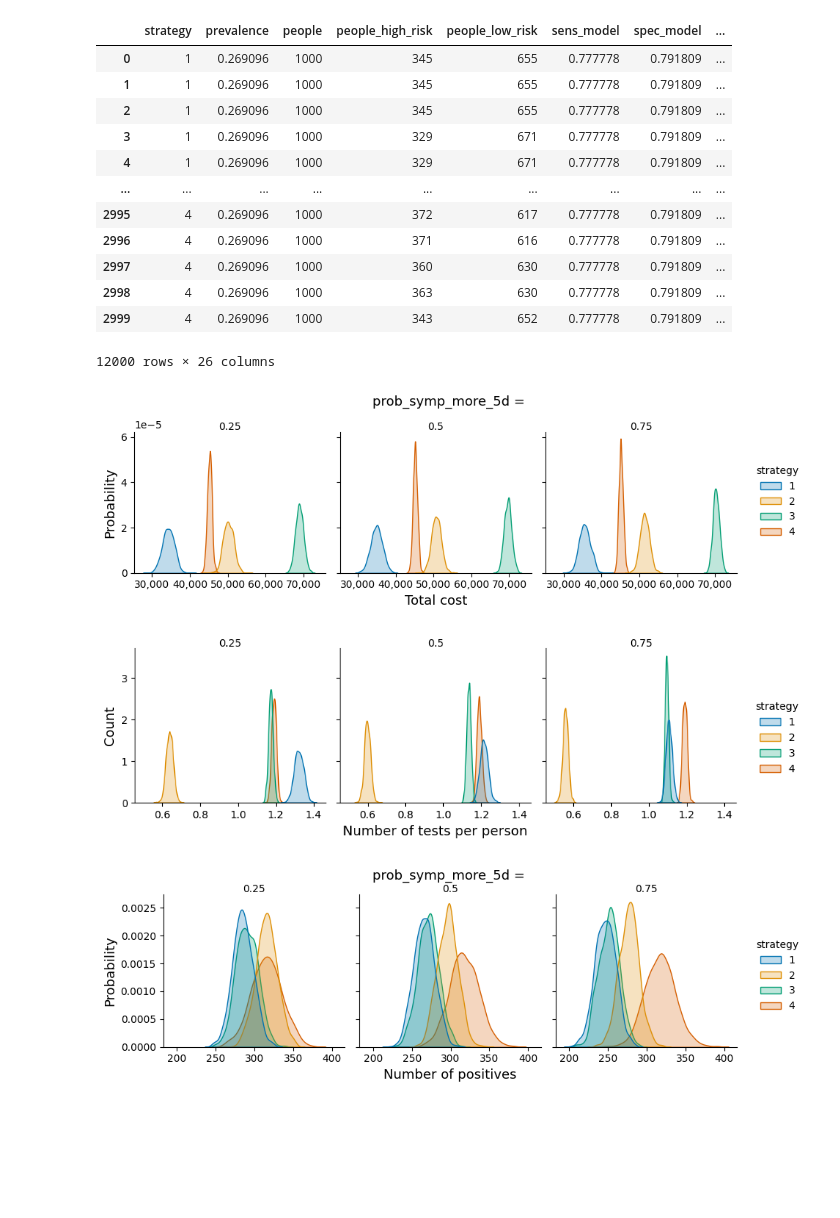
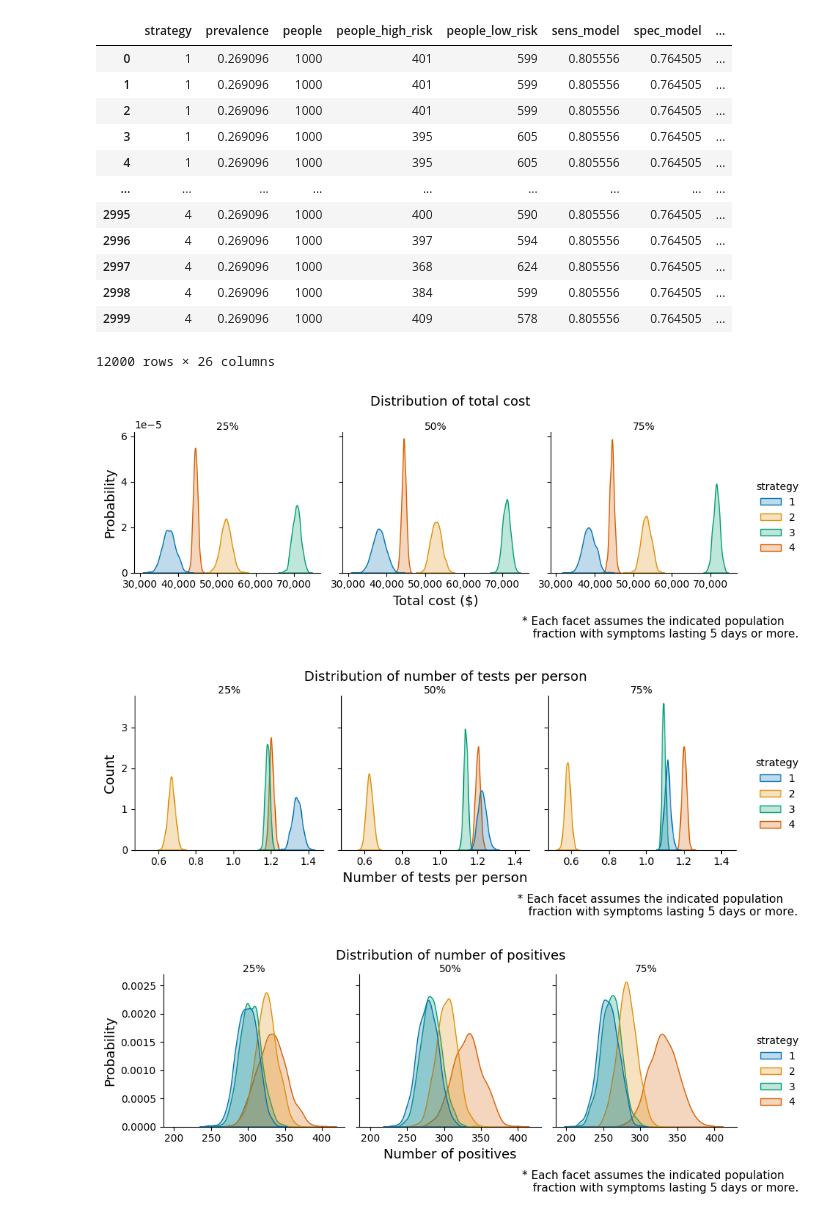
Before and after one commit to maikol-solis/Paper-COVID-MLTriage-CR2021, a Jupyter notebook: d_plots_and_tables.ipynb, the cells around one changed output. Drawn from its saved outputs; the diff is of its cells as text; code cells hidden in the pictures; blank space fills up the shorter version.

```diff
--- a/d_plots_and_tables.ipynb
+++ b/d_plots_and_tables.ipynb
@@ -81,8 +79,7 @@ df_strategy_1 = pd.read_pickle(filepath_or_buffer="data/df_strategy_1.pkl")
 df_strategy_2 = pd.read_pickle(filepath_or_buffer="data/df_strategy_2.pkl")
 df_strategy_3 = pd.read_pickle(filepath_or_buffer="data/df_strategy_3.pkl")
 df_strategy_4 = pd.read_pickle(filepath_or_buffer="data/df_strategy_4.pkl")
-df_all = pd.concat([df_strategy_1, df_strategy_2,
-                   df_strategy_3, df_strategy_4])
+df_all = pd.concat([df_strategy_1, df_strategy_2, df_strategy_3, df_strategy_4])
 # %%
 plot(df=df_strategy_1)
 # %% [output]
@@ -107,17 +104,17 @@ plot(df=df_strategy_4)
 df_all
 # %% [output]
 |  | strategy | prevalence | people | people_high_risk | people_low_risk | sens_model | spec_model | ... |
-| 0 | 1 | 0.269096 | 1000 | 345 | 655 | 0.777778 | 0.791809 | ... |
-| 1 | 1 | 0.269096 | 1000 | 345 | 655 | 0.777778 | 0.791809 | ... |
-| 2 | 1 | 0.269096 | 1000 | 345 | 655 | 0.777778 | 0.791809 | ... |
-| 3 | 1 | 0.269096 | 1000 | 329 | 671 | 0.777778 | 0.791809 | ... |
-| 4 | 1 | 0.269096 | 1000 | 329 | 671 | 0.777778 | 0.791809 | ... |
+| 0 | 1 | 0.269096 | 1000 | 401 | 599 | 0.805556 | 0.764505 | ... |
+| 1 | 1 | 0.269096 | 1000 | 401 | 599 | 0.805556 | 0.764505 | ... |
+| 2 | 1 | 0.269096 | 1000 | 401 | 599 | 0.805556 | 0.764505 | ... |
+| 3 | 1 | 0.269096 | 1000 | 395 | 605 | 0.805556 | 0.764505 | ... |
+| 4 | 1 | 0.269096 | 1000 | 395 | 605 | 0.805556 | 0.764505 | ... |
 | ... | ... | ... | ... | ... | ... | ... | ... | ... |
-| 2995 | 4 | 0.269096 | 1000 | 372 | 617 | 0.777778 | 0.791809 | ... |
-| 2996 | 4 | 0.269096 | 1000 | 371 | 616 | 0.777778 | 0.791809 | ... |
-| 2997 | 4 | 0.269096 | 1000 | 360 | 630 | 0.777778 | 0.791809 | ... |
-| 2998 | 4 | 0.269096 | 1000 | 363 | 630 | 0.777778 | 0.791809 | ... |
-| 2999 | 4 | 0.269096 | 1000 | 343 | 652 | 0.777778 | 0.791809 | ... |
+| 2995 | 4 | 0.269096 | 1000 | 400 | 590 | 0.805556 | 0.764505 | ... |
+| 2996 | 4 | 0.269096 | 1000 | 397 | 594 | 0.805556 | 0.764505 | ... |
+| 2997 | 4 | 0.269096 | 1000 | 368 | 624 | 0.805556 | 0.764505 | ... |
+| 2998 | 4 | 0.269096 | 1000 | 384 | 599 | 0.805556 | 0.764505 | ... |
+| 2999 | 4 | 0.269096 | 1000 | 409 | 578 | 0.805556 | 0.764505 | ... |
 12000 rows × 26 columns
 # %%
 # g.map(vertical_mean_line, "total_cost")
@@ -128,37 +125,52 @@ df_all
 
 g = sns.displot(
     df_all,
     x="total_cost",
     col="prob_symp_more_5d",
     hue="strategy",
     kind="kde",
     fill=True,
     # binwidth=1000,
     # stat="probability",
     palette="colorblind",
     height=3,
     aspect=1,
 )
 
 # plt.axvline(x=1000 * 100, linestyle="--", color="red", linewidth=2)
 # g.map(vertical_mean_line, variable)
 # # g.refline(x=df[variable].mean(), color="blue", lw=3)
 # g.refline(x=1000 * 100, color=None, linewidth=3)
 # plt.xscale("log")
-g.set_titles("{col_name}", pad=2)  # use this argument literally
+
+g.set_titles("{col_name:.0%}", pad=2)
+# g.set_titles("{col_name}: {col_var:.0%}", pad=2)
+
 g.set_axis_labels("Total Cost", "Probability", fontsize=13)
 for ax in g.axes.flat:
     ax.xaxis.set_major_formatter(ticker.StrMethodFormatter("{x:,.0f}"))
-g.fig.suptitle("prob_symp_more_5d = ", y=1.0005, fontsize=13)
+
+g.fig.suptitle("Distribution of total cost", y=1.0005, fontsize=13)
 g.axes[0, 0].set_xlabel("")
-g.axes[0, 1].set_xlabel("Total cost")
+g.axes[0, 1].set_xlabel("Total cost ($)", fontsize=13)
 g.axes[0, 2].set_xlabel("")
+g.fig.text(
+    0.6,
+    -0.1,
+    """* Each facet assumes the indicated population
+   fraction with symptoms lasting 5 days or more.""",
+    ha="left",
+    fontsize=11,
+)
+
+
 # So that axis show
 # plt.tight_layout()
+
 plt.savefig("img/hist_total_cost_strategies.pdf")
 plt.show()
 # %% [output]
-[figure, old version]
+[figure, new version]
 # %%
 # g.map(vertical_mean_line, "total_cost")
 
@@ -191,18 +203,28 @@ g.set(
 # # g.refline(x=df[variable].mean(), color="blue", lw=3)
 # g.refline(x=1000 * 100, color=None, linewidth=3)
 # plt.xscale("log")
-g.set_titles("{col_name}", pad=2)  # use this argument literally
+g.set_titles("{col_name:.0%}", pad=2, fontsize=13)  # use this argument literally
 g.set_axis_labels("Number of tests per person", "Count", fontsize=13)
-# g.fig.suptitle("prob_symp_more_5d = ", y=1.0005, fontsize=13)
+g.fig.suptitle("Distribution of number of tests per person", y=1.0005, fontsize=13)
 g.axes[0, 0].set_xlabel("")
 g.axes[0, 1].set_xlabel("Number of tests per person")
 g.axes[0, 2].set_xlabel("")
+
+g.fig.text(
+    0.6,
+    -0.1,
+    """* Each facet assumes the indicated population
+   fraction with symptoms lasting 5 days or more.""",
+    ha="left",
+    fontsize=11,
+)
+
 # So that axis show
 # plt.tight_layout()
 plt.savefig("img/hist_test_per_person_strategies.pdf")
 plt.show()
 # %% [output]
-[figure, old version]
+[figure, new version]
 # %%
 # g.map(vertical_mean_line, "total_cost")
 
@@ -232,20 +254,28 @@ g = sns.displot(
 # plt.xscale("log")
 # for ax in g.axes.flat:
 #     ax.xaxis.set_major_formatter(ticker.StrMethodFormatter("{x:,.0f}"))
-g.set_titles("{col_name}", pad=2)  # use this argument literally
+g.set_titles("{col_name:.0%}", pad=2)  # use this argument literally
 g.set_axis_labels("Number of tests per person", "Probability", fontsize=13)
-g.fig.suptitle("prob_symp_more_5d = ", y=1.0005, fontsize=13)
+g.fig.suptitle("Distribution of number of positives", y=1.0005, fontsize=13)
 g.axes[0, 0].set_xlabel("")
 g.axes[0, 1].set_xlabel("Number of positives")
 g.axes[0, 2].set_xlabel("")
 
+g.fig.text(
+    0.6,
+    -0.1,
+    """* Each facet assumes the indicated population
+   fraction with symptoms lasting 5 days or more.""",
+    ha="left",
+    fontsize=11,
+)
 
 # So that axis show
 # plt.tight_layout()
 plt.savefig("img/hist_positives_strategies.pdf")
 plt.show()
 # %% [output]
-[figure, old version]
+[figure, new version]
 # %%
 g = sns.displot(
     df_all,
```
Also changed, not shown: parts of 8 cells of this notebook, 20 other files.
